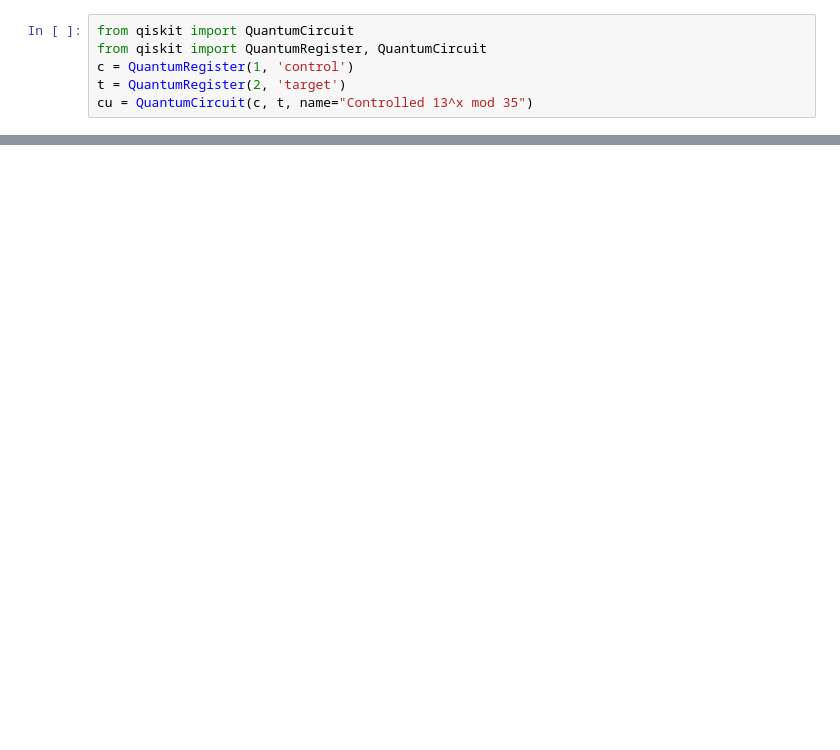
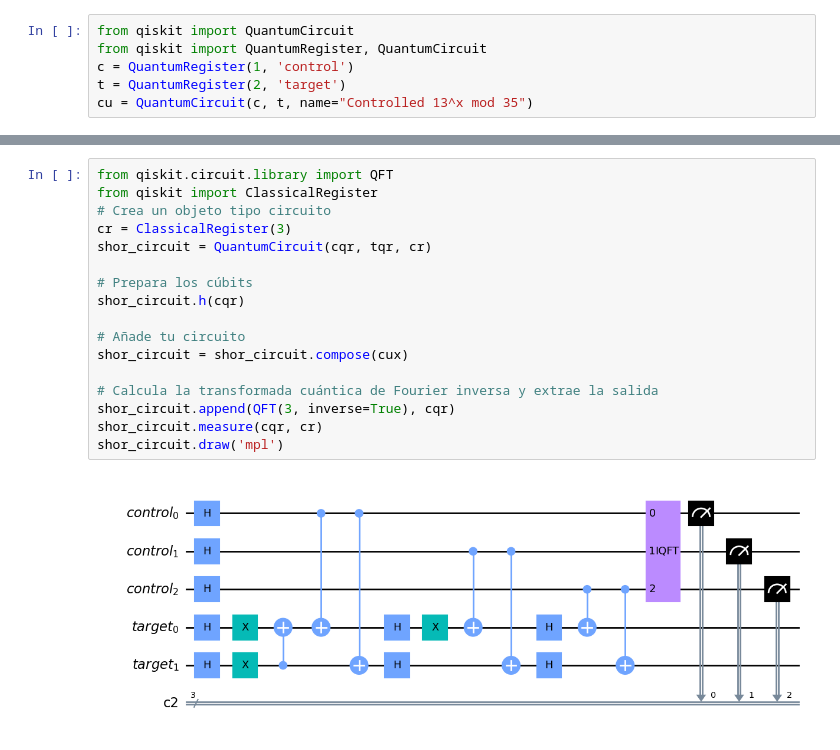
Before and after one commit to Erickype/QuantumLearning, a Jupyter notebook: QiskitFallFest/Ejercicios/ejercicio3.ipynb, the cells around one changed output, grey strips where cells are left out. Saved outputs shown, nothing was run; the diff lists cells and outputs as text; blank space fills up the shorter version.

Commit message:
Shor phase fixed

```diff
--- a/QiskitFallFest/Ejercicios/ejercicio3.ipynb
+++ b/QiskitFallFest/Ejercicios/ejercicio3.ipynb
@@ -48,0 +65,19 @@ cu4.draw('mpl')
+# %%
+from qiskit.circuit.library import QFT
+from qiskit import ClassicalRegister
+# Crea un objeto tipo circuito
+cr = ClassicalRegister(3)
+shor_circuit = QuantumCircuit(cqr, tqr, cr)
+
+# Prepara los cúbits
+shor_circuit.h(cqr)
+
+# Añade tu circuito
+shor_circuit = shor_circuit.compose(cux)
+
+# Calcula la transformada cuántica de Fourier inversa y extrae la salida
+shor_circuit.append(QFT(3, inverse=True), cqr)
+shor_circuit.measure(cqr, cr)
+shor_circuit.draw('mpl')
+# %% [output]
+[figure, added]
```
Also changed, not shown: parts of 9 cells of this notebook.
